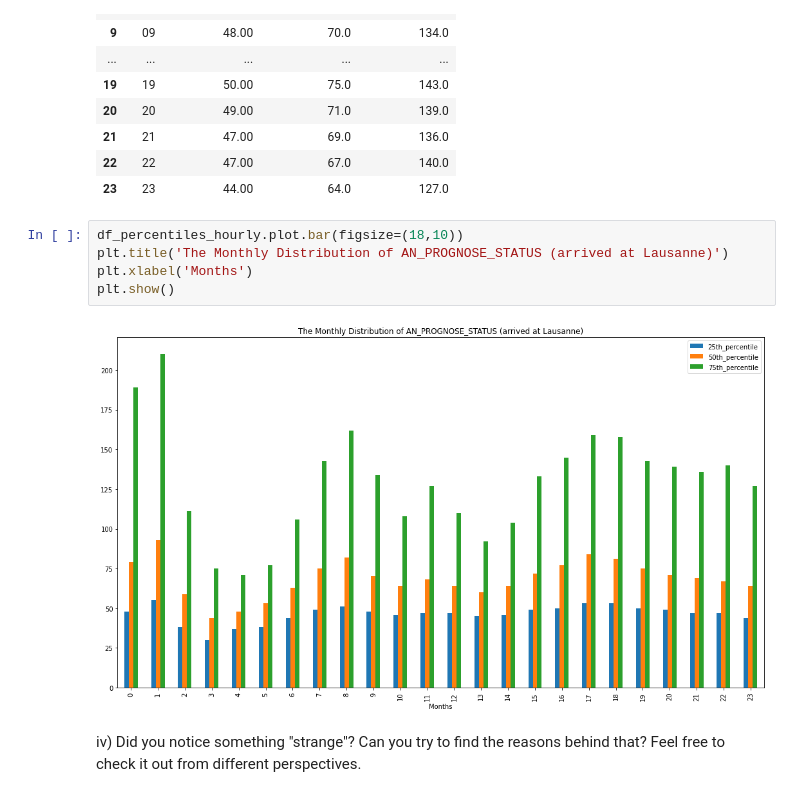
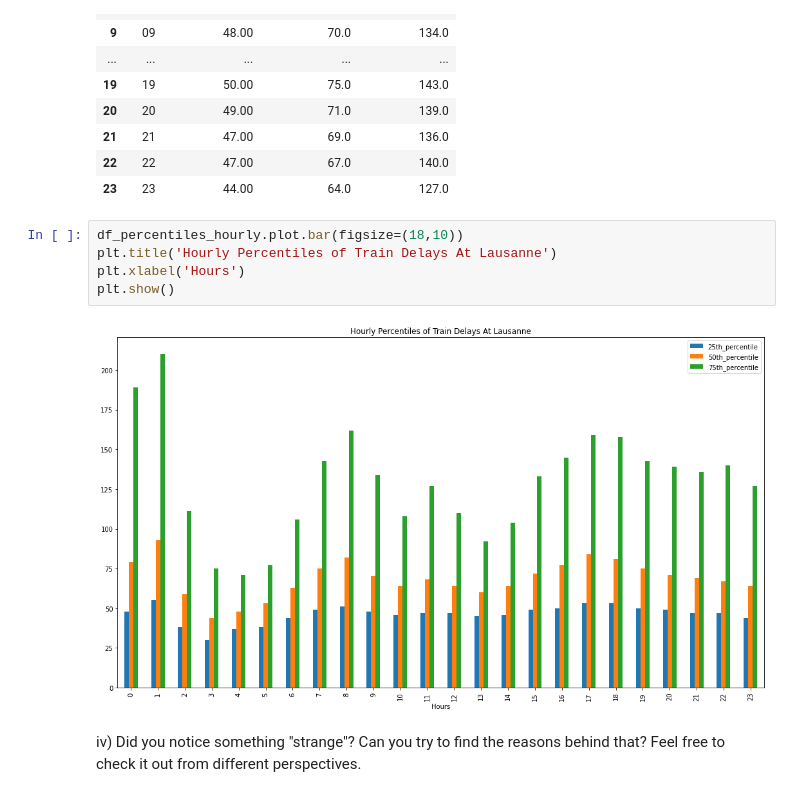
Before and after one commit to FurkanKarakas/dslab-homework-1, a Jupyter notebook: notebooks/DSLab_homework-1.ipynb, the cells around one changed output. Cells and saved outputs as stored; diff of their text form.

```diff
--- a/notebooks/DSLab_homework-1.ipynb
+++ b/notebooks/DSLab_homework-1.ipynb
@@ -675,11 +730,11 @@ df_percentiles_hourly
 | 23 | 23 | 44.00 | 64.0 | 127.0 |
 # %%
 df_percentiles_hourly.plot.bar(figsize=(18,10))
-plt.title('The Monthly Distribution of AN_PROGNOSE_STATUS (arrived at Lausanne)')
-plt.xlabel('Months')
+plt.title('Hourly Percentiles of Train Delays At Lausanne')
+plt.xlabel('Hours')
 plt.show()
 # %% [output]
-[figure, old version]
+[figure, new version]
 # %% [markdown]
 iv) Did you notice something "strange"? Can you try to find the reasons behind that? Feel free to check it out from different perspectives.
 # %% [markdown]
```
Also changed, not shown: parts of 13 cells of this notebook.
